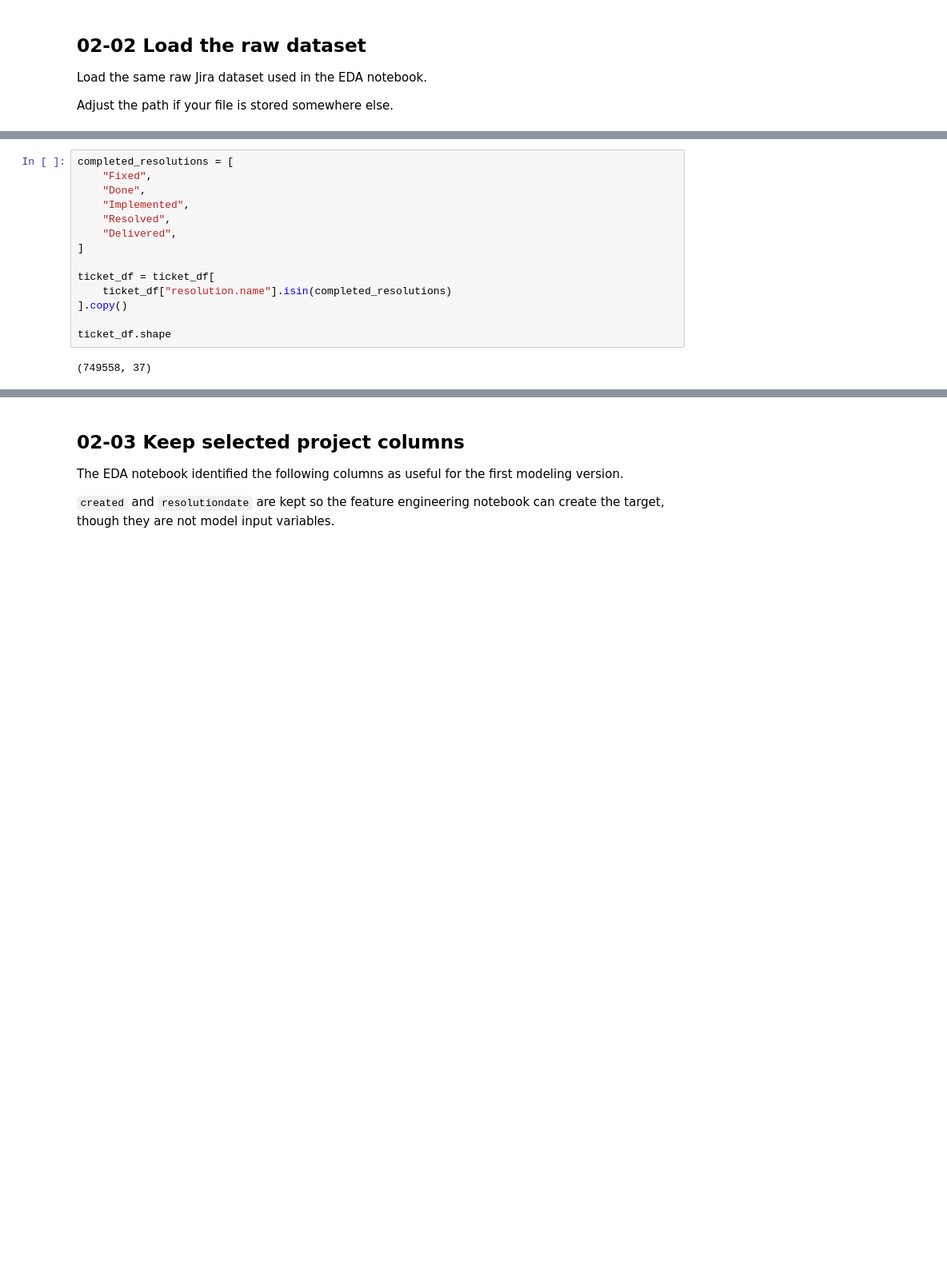
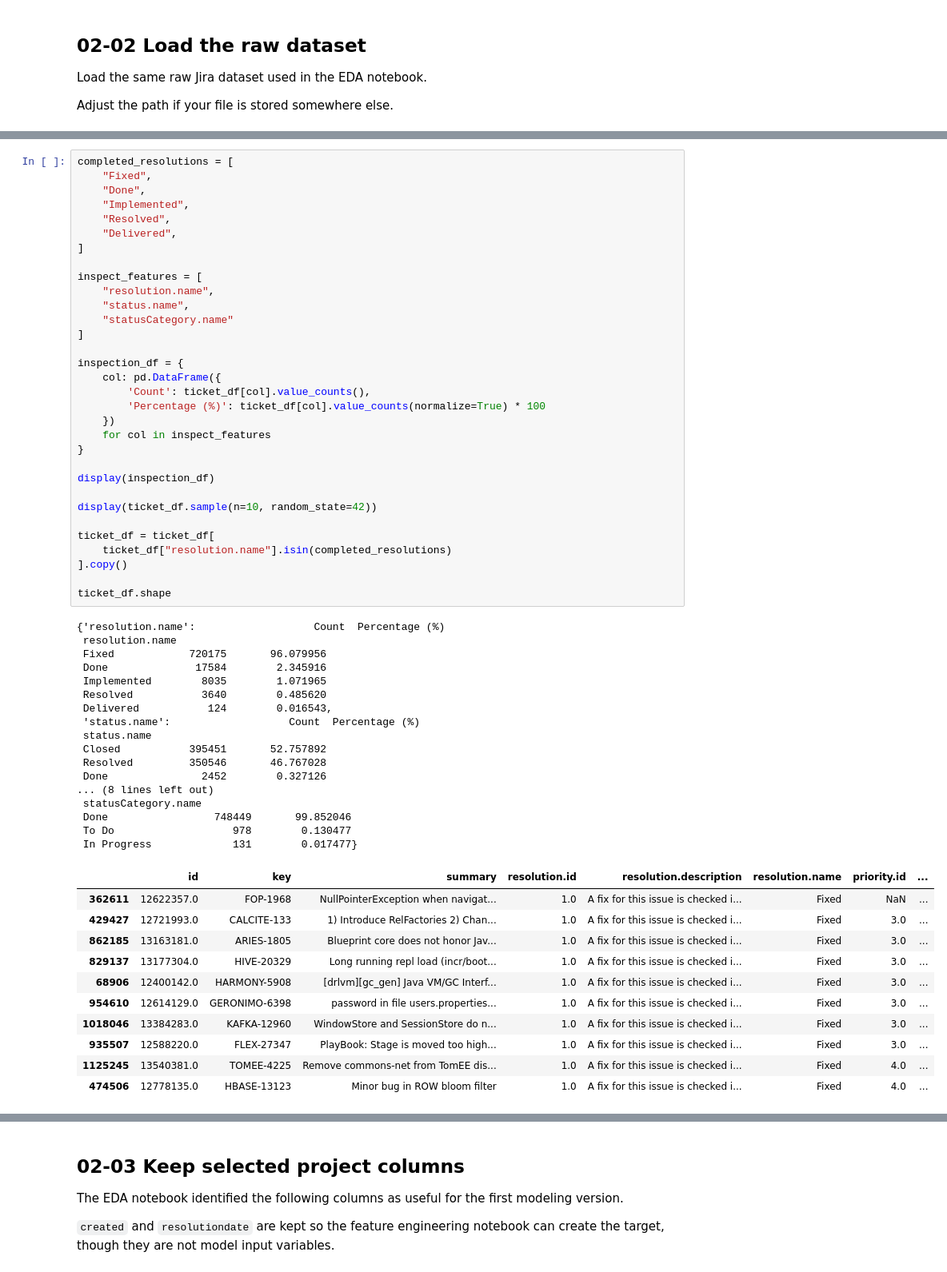
Before and after one commit to OmarElgaafary/Task-Duration-Classifier, a Jupyter notebook: notebooks/02-data-cleaning.ipynb, the cells around one changed output, grey strips where cells are left out. Shown at 80% size. Drawn from its saved outputs; the diff is of its cells as text; blank space fills up the shorter version.

```diff
--- a/notebooks/02-data-cleaning.ipynb
+++ b/notebooks/02-data-cleaning.ipynb
@@ -44,16 +41,61 @@ Columns such as, resolution.name, status.name, and statusCategory tell us which
 # %%
 completed_resolutions = [
     "Fixed",
     "Done",
     "Implemented",
     "Resolved",
     "Delivered",
 ]
 
+inspect_features = [
+    "resolution.name",
+    "status.name",
+    "statusCategory.name"
+]
+
+inspection_df = {
+    col: pd.DataFrame({
+        'Count': ticket_df[col].value_counts(),
+        'Percentage (%)': ticket_df[col].value_counts(normalize=True) * 100
+    })
+    for col in inspect_features
+}
+
+display(inspection_df)
+
+display(ticket_df.sample(n=10, random_state=42))
+
 ticket_df = ticket_df[
     ticket_df["resolution.name"].isin(completed_resolutions)
 ].copy()
 
 ticket_df.shape
 # %% [output]
-(749558, 37)
+{'resolution.name':                   Count  Percentage (%)
+ resolution.name
+ Fixed            720175       96.079956
+ Done              17584        2.345916
+ Implemented        8035        1.071965
+ Resolved           3640        0.485620
+ Delivered           124        0.016543,
+ 'status.name':                   Count  Percentage (%)
+ status.name
+ Closed           395451       52.757892
+ Resolved         350546       46.767028
+ Done               2452        0.327126
+... (8 lines left out)
+ statusCategory.name
+ Done                 748449       99.852046
+ To Do                   978        0.130477
+ In Progress             131        0.017477}
+|  | id | key | summary | resolution.id | resolution.description | resolution.name | priority.id | ... |
+| 362611 | 12622357.0 | FOP-1968 | NullPointerException when navigat... | 1.0 | A fix for this issue is checked i... | Fixed | NaN | ... |
+| 429427 | 12721993.0 | CALCITE-133 | 1) Introduce RelFactories 2) Chan... | 1.0 | A fix for this issue is checked i... | Fixed | 3.0 | ... |
+| 862185 | 13163181.0 | ARIES-1805 | Blueprint core does not honor Jav... | 1.0 | A fix for this issue is checked i... | Fixed | 3.0 | ... |
+| 829137 | 13177304.0 | HIVE-20329 | Long running repl load (incr/boot... | 1.0 | A fix for this issue is checked i... | Fixed | 3.0 | ... |
+| 68906 | 12400142.0 | HARMONY-5908 | [drlvm][gc_gen] Java VM/GC Interf... | 1.0 | A fix for this issue is checked i... | Fixed | 3.0 | ... |
+| 954610 | 12614129.0 | GERONIMO-6398 | password in file users.properties... | 1.0 | A fix for this issue is checked i... | Fixed | 3.0 | ... |
+| 1018046 | 13384283.0 | KAFKA-12960 | WindowStore and SessionStore do n... | 1.0 | A fix for this issue is checked i... | Fixed | 3.0 | ... |
+| 935507 | 12588220.0 | FLEX-27347 | PlayBook: Stage is moved too high... | 1.0 | A fix for this issue is checked i... | Fixed | 3.0 | ... |
+| 1125245 | 13540381.0 | TOMEE-4225 | Remove commons-net from TomEE dis... | 1.0 | A fix for this issue is checked i... | Fixed | 4.0 | ... |
+| 474506 | 12778135.0 | HBASE-13123 | Minor bug in ROW bloom filter | 1.0 | A fix for this issue is checked i... | Fixed | 4.0 | ... |
```
Also changed, not shown: parts of 3 cells of this notebook, 2 other files.
